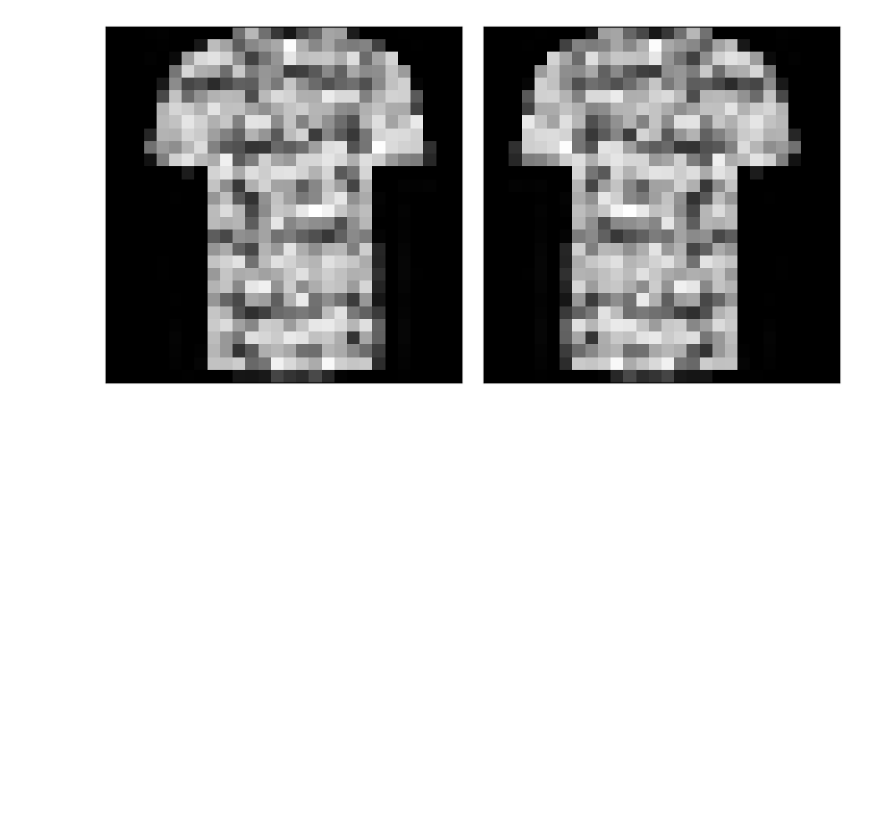
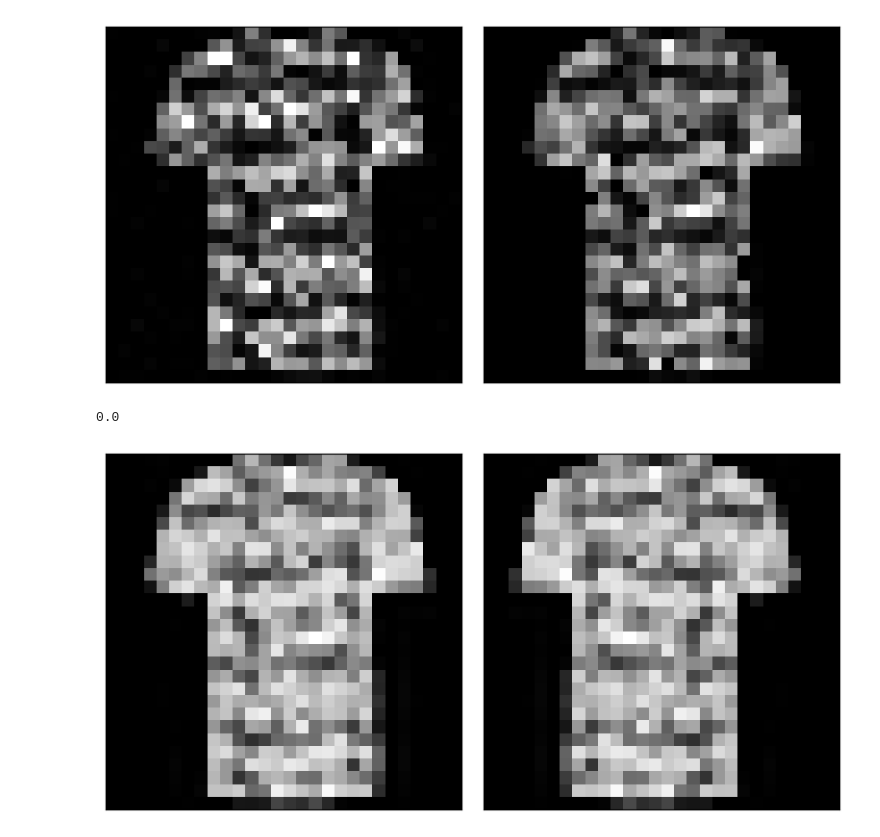
Before and after one commit to ratva/Multi-class-Image-Classification-for-Unbalanced-Fashion-Data, a Jupyter notebook: problem2Images.ipynb, the cells around one changed output. Drawn from its saved outputs; the diff is of its cells as text; code cells hidden in the pictures; blank space fills up the shorter version.

```diff
--- a/problem2Images.ipynb
+++ b/problem2Images.ipynb
@@ -51,3 +63,24 @@ def show_image(x_set, index, newImg):
 
     plt.tight_layout();
     plt.show();
+# %%
+def noise_exp(img_arr, num_trans, dir):
+    #library of noise types
+    noises = ['gaussian', 'localvar', 'salt', 'pepper', 's&p', 'speckle', 'poisson']
+
+    noisy_exp= np.ones((num_trans, 784)) #space to put transformations
+
+    for i in range(num_trans):
+        sound = np.random.choice(noises)   #picks random sound
+        noisy_img = skimage.util.random_noise(img_arr, sound)
+
+        if dir == 'light':
+            up = np.random.uniform(0.1, 0.9, size=1)
+            lighter = skimage.exposure.adjust_gamma(noisy_img, up)
+            noisy_exp[i]= lighter.reshape((1, 784))
+        elif dir == 'dark':
+            dwn = np.random.uniform(2, 3, size=1)
+            darker = np.asarray(skimage.exposure.adjust_gamma(noisy_img, dwn))
+            noisy_exp[i]= (darker.reshape((1, 784)))
+
+    return noisy_exp
@@ -54,3 +127,29 @@ def show_image(x_set, index, newImg):
+# %%
+#Testing
+top = ((x_tr_sc[top_int]).reshape((28,28)))
+test1 = noise_exp(top, 2, 'dark')
+# Plot test data
+fig, axgrid = plt.subplots(1, 2, figsize=(8, 4))
+shirt1 = test1[0]
+shirt2 = test1[1]
+ax5 = axgrid[0]
+ax6 = axgrid[1]
+x_SS = (shirt1).reshape((28,28))
+ax5.imshow(x_SS, vmin=0, vmax=1, cmap='gray')
+ax5.set_xticks([]); ax5.set_yticks([]);
+
+x_SS2 = shirt2.reshape((28,28))
+ax6.imshow(x_SS2, vmin=0, vmax=1, cmap='gray')
+ax6.set_xticks([]); ax6.set_yticks([]);
+
+plt.tight_layout();
+plt.show();
+# %% [output]
+[figure, added]
+# %%
+round(np.random.uniform(0, 6, None), 0)
+# %% [output]
+0.0
 # %%
 #Flip shirt, just use numpy...
 top = (x_tr_sc[top_int]).reshape((28,28))
```
Also changed, not shown: parts of 6 cells of this notebook.
